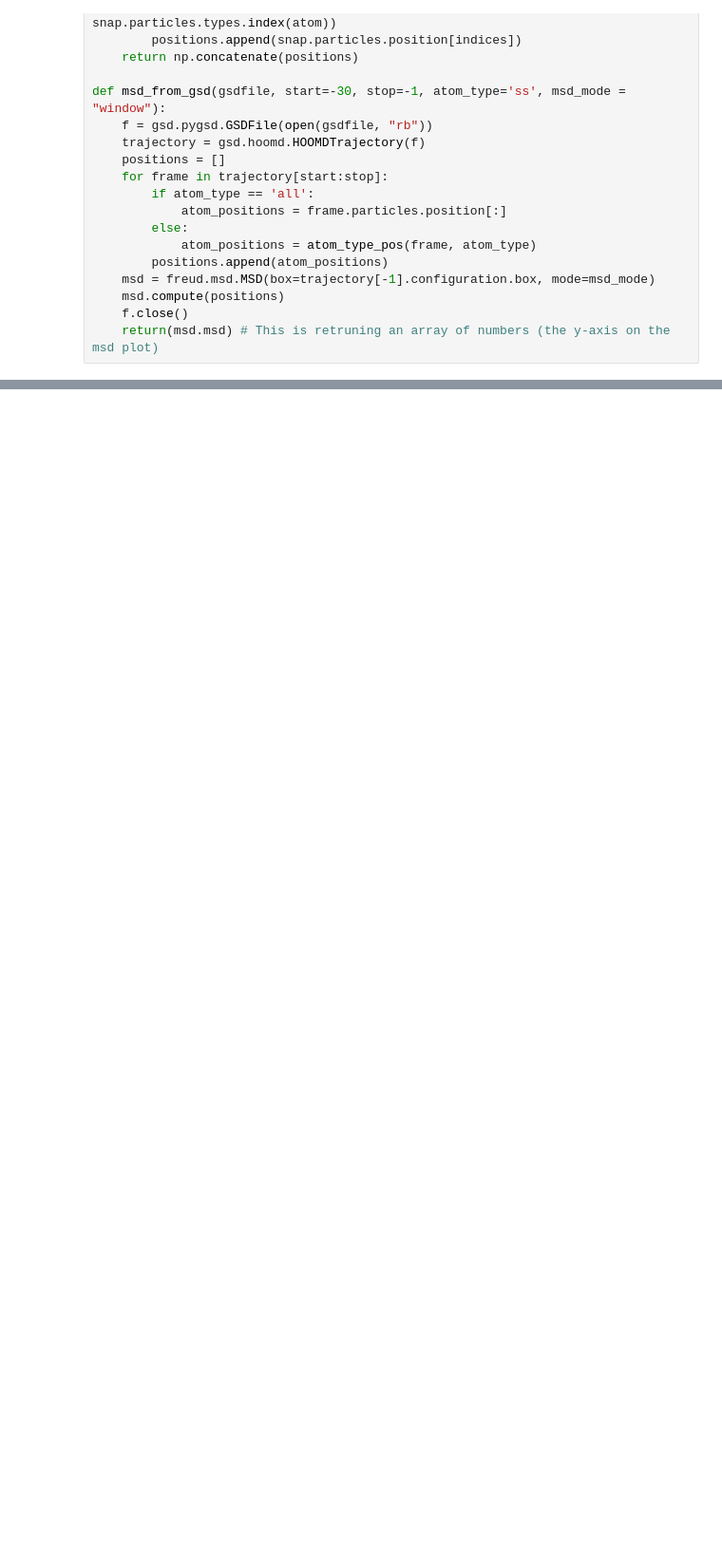
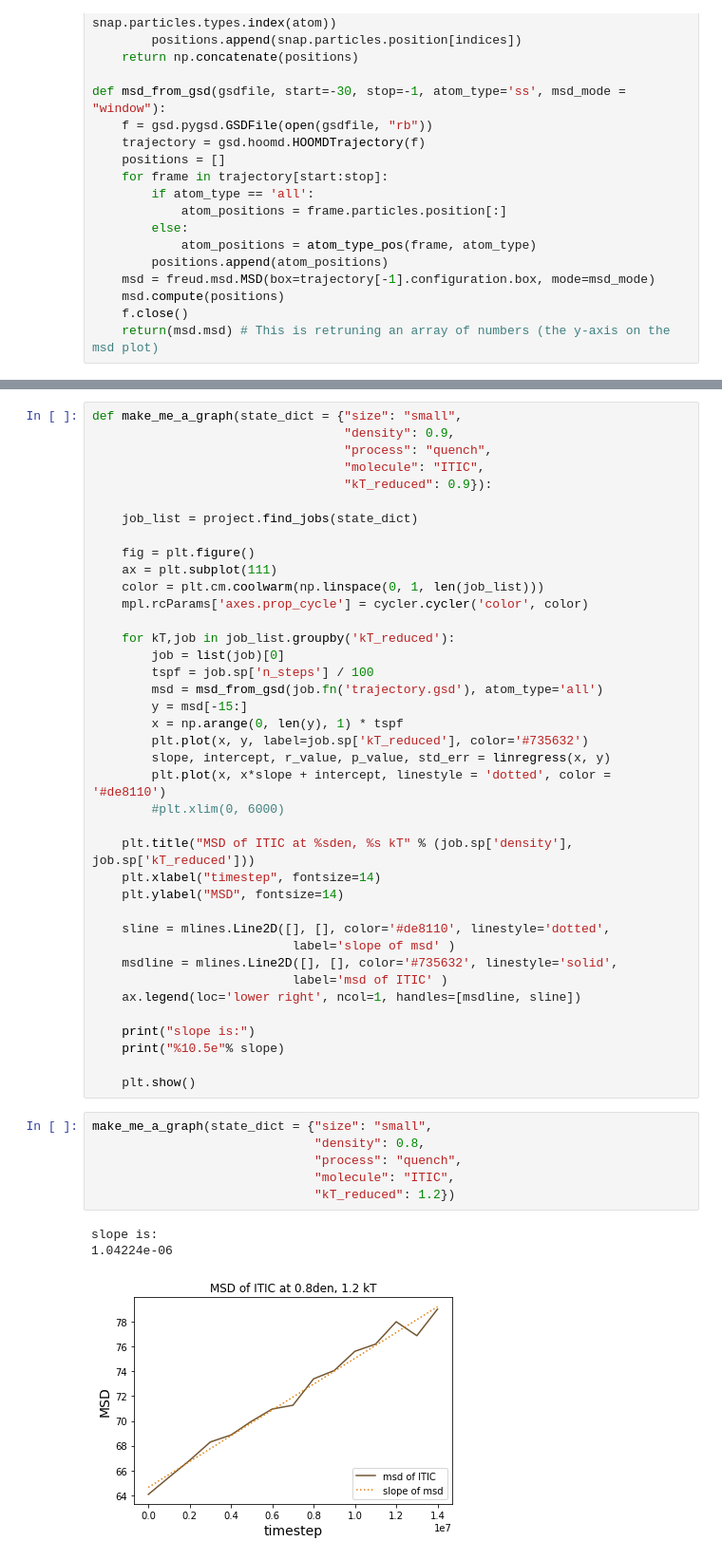
Before and after one commit to emilyepstein/ptb7-itic, a Jupyter notebook: ptb7-project/jup_notebooks/msd_plot_with_slope_itic.ipynb, the cells around one changed output, grey strips where cells are left out. Shown: that part at 95% size. Saved outputs shown, nothing was run; the diff lists cells and outputs as text; blank space fills up the shorter version.

```diff
--- a/ptb7-project/jup_notebooks/msd_plot_with_slope_itic.ipynb
+++ b/ptb7-project/jup_notebooks/msd_plot_with_slope_itic.ipynb
@@ -69,2 +46,51 @@ for job in project:
+# %%
+def make_me_a_graph(state_dict = {"size": "small",
+                                  "density": 0.9,
+                                  "process": "quench",
+                                  "molecule": "ITIC",
+                                  "kT_reduced": 0.9}):
+
+    job_list = project.find_jobs(state_dict)
+
+    fig = plt.figure()
+    ax = plt.subplot(111)
+    color = plt.cm.coolwarm(np.linspace(0, 1, len(job_list)))
+    mpl.rcParams['axes.prop_cycle'] = cycler.cycler('color', color)
+
+    for kT,job in job_list.groupby('kT_reduced'):
+        job = list(job)[0]
+        tspf = job.sp['n_steps'] / 100
+        msd = msd_from_gsd(job.fn('trajectory.gsd'), atom_type='all')
+        y = msd[-15:]
+        x = np.arange(0, len(y), 1) * tspf
+        plt.plot(x, y, label=job.sp['kT_reduced'], color='#735632')
+        slope, intercept, r_value, p_value, std_err = linregress(x, y)
+        plt.plot(x, x*slope + intercept, linestyle = 'dotted', color = '#de8110')
+        #plt.xlim(0, 6000)
+
+    plt.title("MSD of ITIC at %sden, %s kT" % (job.sp['density'], job.sp['kT_reduced']))
+    plt.xlabel("timestep", fontsize=14)
+    plt.ylabel("MSD", fontsize=14)
+
+    sline = mlines.Line2D([], [], color='#de8110', linestyle='dotted',
+                           label='slope of msd' )
+    msdline = mlines.Line2D([], [], color='#735632', linestyle='solid',
+                           label='msd of ITIC' )
+    ax.legend(loc='lower right', ncol=1, handles=[msdline, sline])
+
+    print("slope is:")
+    print("%10.5e"% slope)
+
+    plt.show()
+# %%
+make_me_a_graph(state_dict = {"size": "small",
+                              "density": 0.8,
+                              "process": "quench",
+                              "molecule": "ITIC",
+                              "kT_reduced": 1.2})
+# %% [output]
+slope is:
+1.04224e-06
+[figure, added]
 # %%
 job_list = project.find_jobs(state_dict)
```
Also changed, not shown: parts of 4 cells of this notebook, 5 other files.
